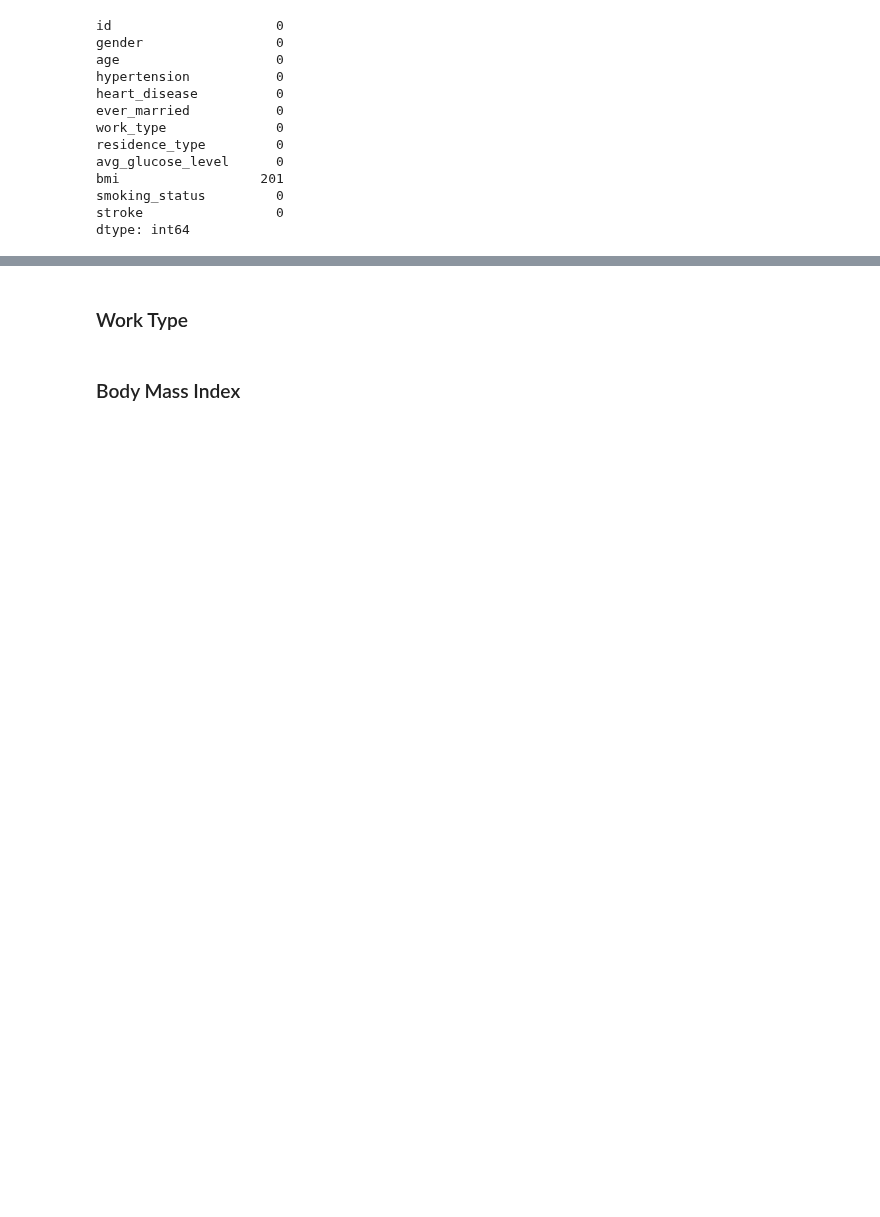
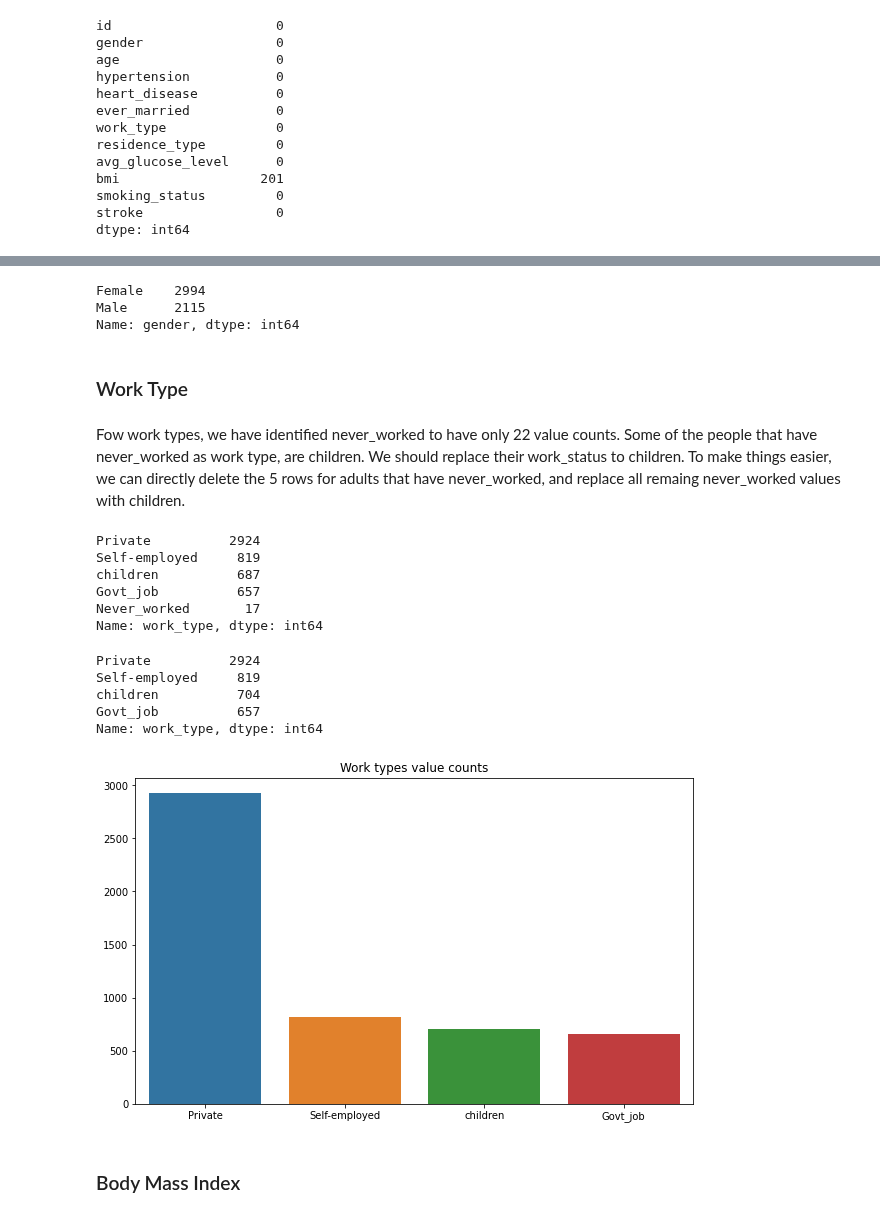
Before and after one commit to bori00/Stroke-Predictor, a Jupyter notebook: Stroke_Predictor.ipynb, the cells around one changed output, grey strips where cells are left out. Cells and saved outputs as stored; diff of their text form; code cells hidden in the pictures; blank space fills up the shorter version.

```diff
--- a/Stroke_Predictor.ipynb
+++ b/Stroke_Predictor.ipynb
@@ -566,4 +598,40 @@ dtype: int64
+# %%
+stroke_df.drop(stroke_df[stroke_df['gender'] == 'Other'].index, inplace=True)
+stroke_df.gender.value_counts()
+# %% [output]
+Female    2994
+Male      2115
+Name: gender, dtype: int64
 # %% [markdown]
 ### Work Type
+# %% [markdown]
+Fow work types, we have identified never_worked to have only 22 value counts. Some of the people that have never_worked as work type, are children. We should replace their work_status to children. To make things easier, we can directly delete the 5 rows for adults that have never_worked, and replace all remaing never_worked values with children.
+# %%
+stroke_df.drop(stroke_df[(stroke_df['work_type'] == 'Never_worked') & (stroke_df['age']>=18)].index, inplace=True)
+print(stroke_df.work_type.value_counts())
+# %% [output]
+Private          2924
+Self-employed     819
+children          687
+Govt_job          657
+Never_worked       17
+Name: work_type, dtype: int64
+# %%
+stroke_df.work_type.replace("Never_worked", "children", inplace=True)
+new_work_type_value_counts = stroke_df.work_type.value_counts()
+new_work_type_value_counts
+# %% [output]
+Private          2924
+Self-employed     819
+children          704
+Govt_job          657
+Name: work_type, dtype: int64
+# %%
+plt.figure(figsize=(10,6))
+plt.title("Work types value counts")
+sns.barplot(x=new_work_type_value_counts.index, y=new_work_type_value_counts.array)
+plt.show()
+# %% [output]
+[figure, added]
 # %% [markdown]
 ### Body Mass Index
```
Also changed, not shown: parts of 38 cells of this notebook.
